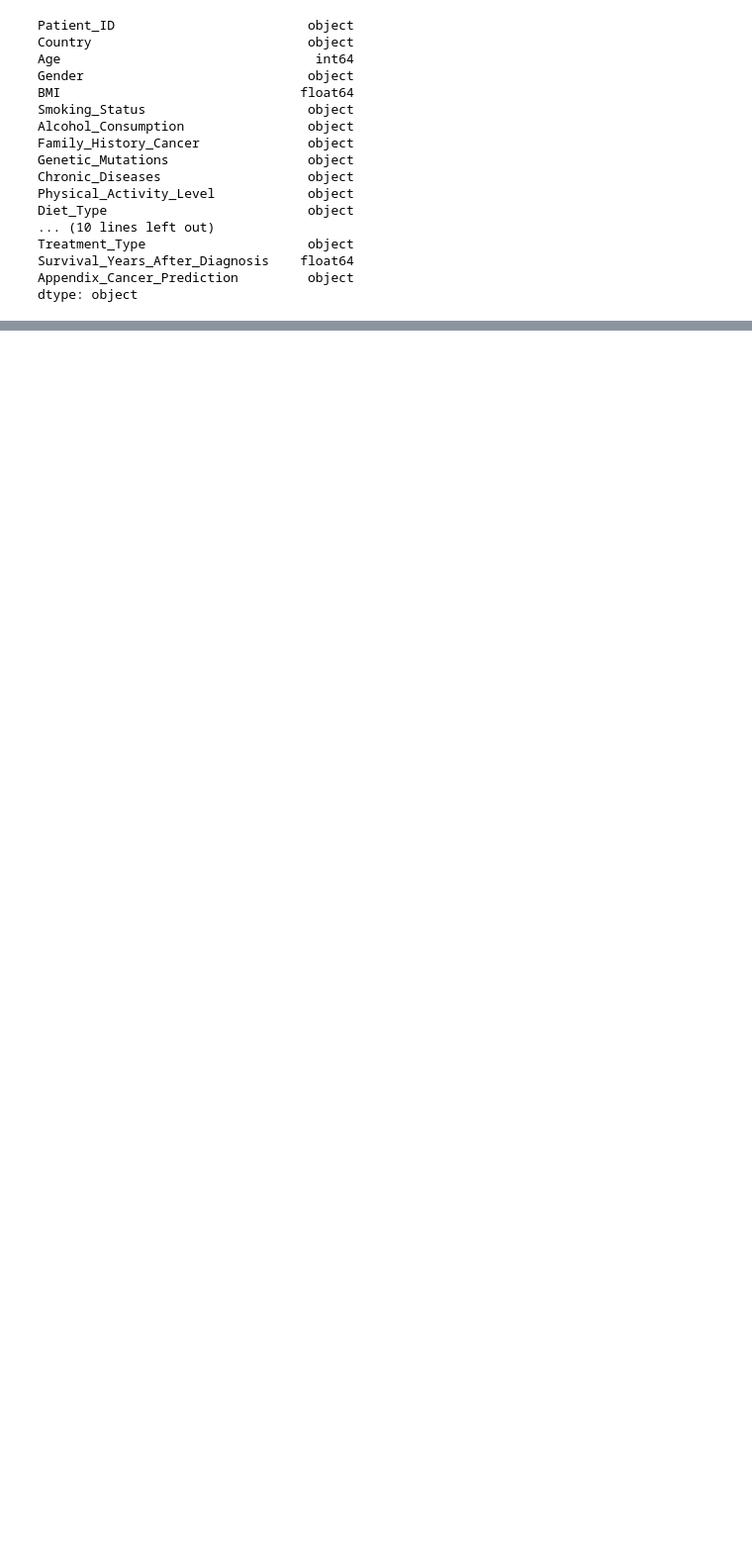
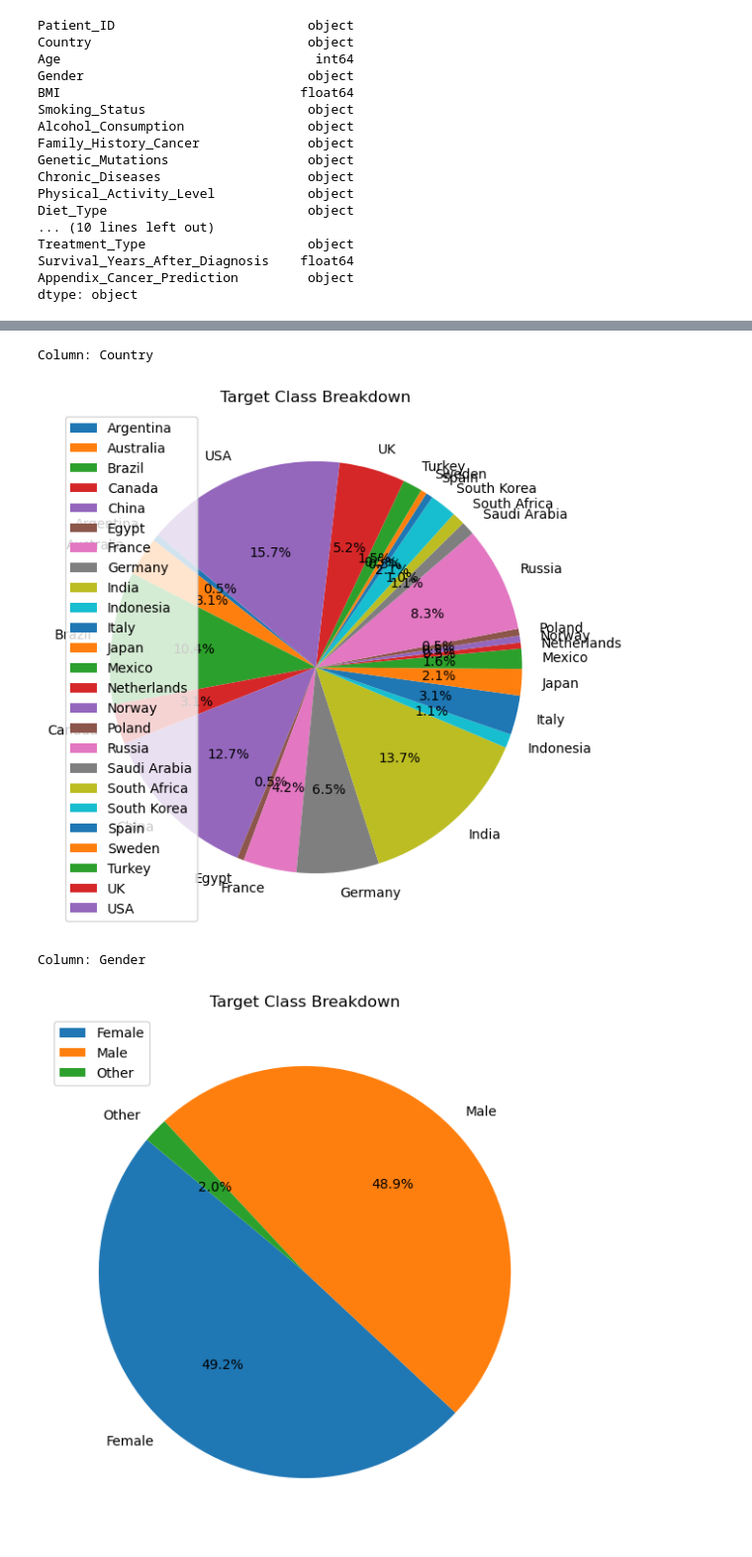
Before and after one commit to MaukanMir/Appendix-Cancer-Classification, a Jupyter notebook: trainnig.ipynb, the cells around one changed output, grey strips where cells are left out. Shown at 99% size. Drawn from its saved outputs; the diff is of its cells as text; code cells hidden in the pictures; blank space fills up the shorter version.

```diff
--- a/trainnig.ipynb
+++ b/trainnig.ipynb
@@ -475,6 +475,11 @@ df.describe()
 | 50% | 53.000000 | 25.000000 | 135.000000 | 224.000000 | 7.000000 | 5.000000 | ... |
 | 75% | 71.000000 | 28.300000 | 157.000000 | 262.000000 | 8.000000 | 5.300000 | ... |
 | max | 89.000000 | 48.100000 | 179.000000 | 299.000000 | 13.000000 | 7.100000 | ... |
+# %%
+df.drop(columns=["Patient_ID"], inplace=True)
 # %%
 numeric_cols = df.select_dtypes(exclude="object")
 cat_cols = df.select_dtypes(include="object")
+# %%
+for col in cat_cols:
+  print(f"Unique Values for {col}: {df[col].unique()}")
@@ -480,0 +505,9 @@ cat_cols = df.select_dtypes(include="object")
+# %%
+for col in cat_cols:
+  print(f"Column: {col}")
+  check_class_imbalance(df[col])
+# %% [output]
+Column: Country
+[figure, added]
+Column: Gender
+[figure, added]
```
Also changed, not shown: parts of 2 cells of this notebook.
